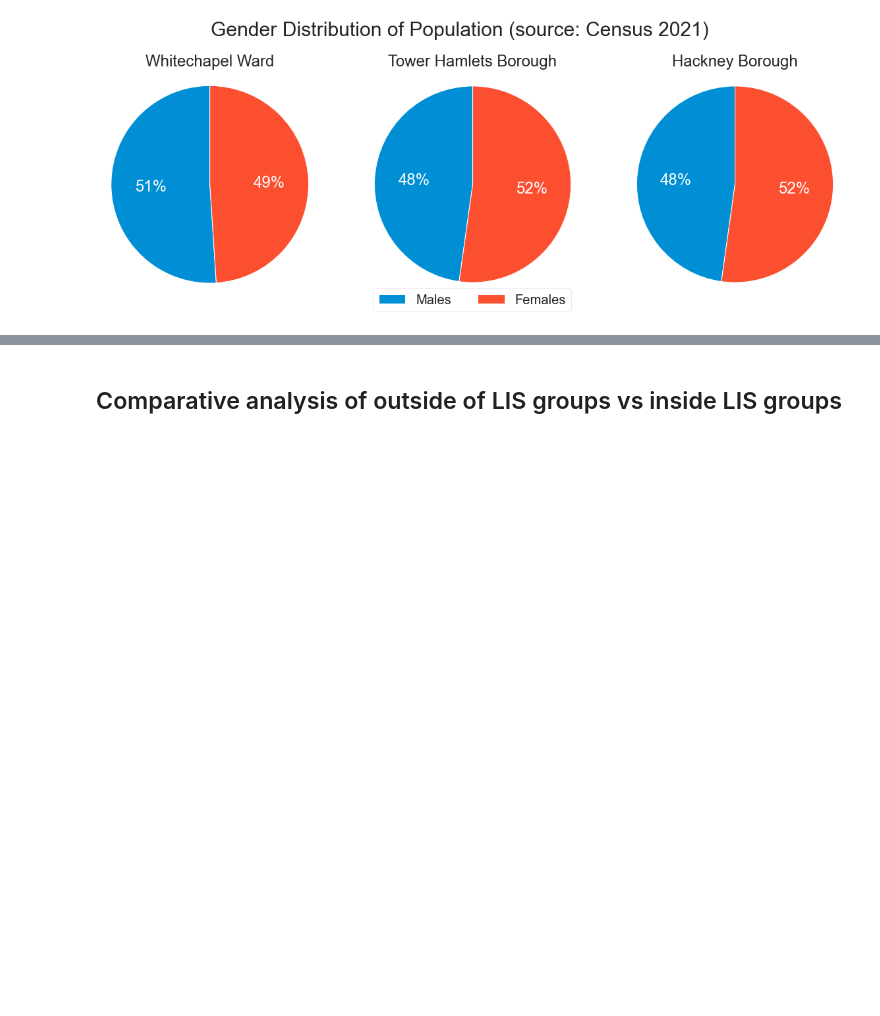
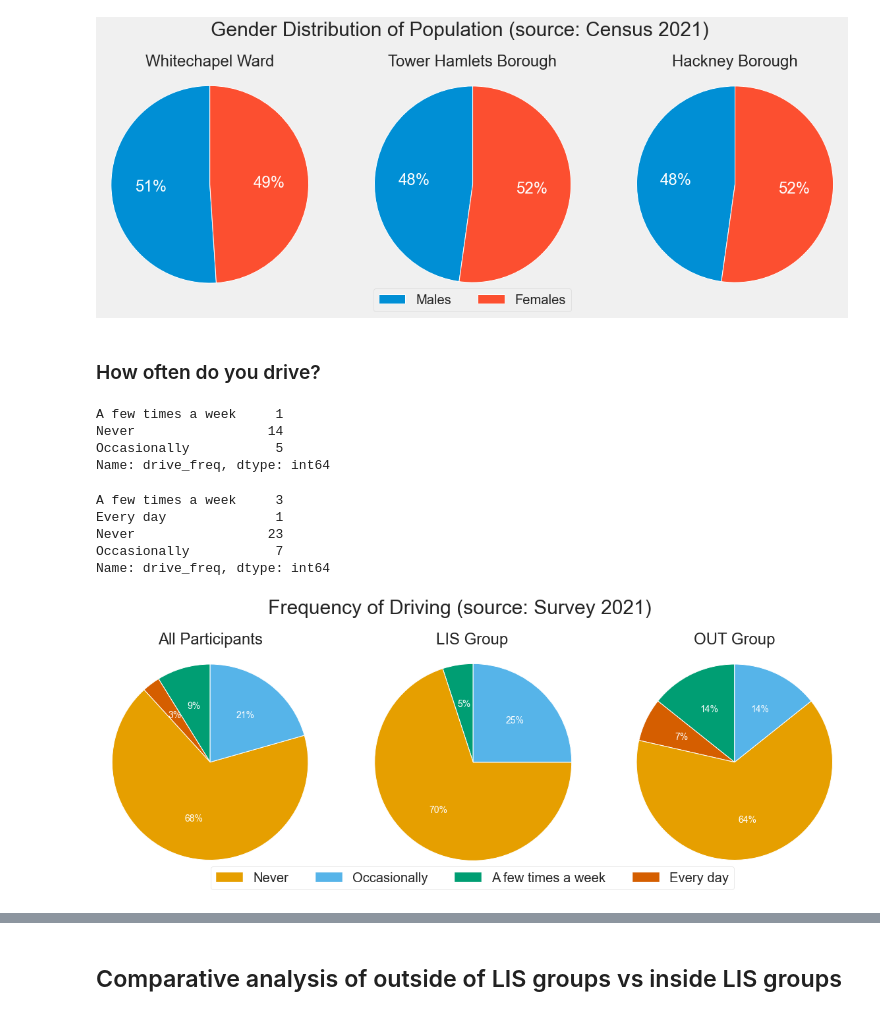
Before and after one commit to TomWFox/2c-Data-Science, a Jupyter notebook: 2c.ipynb, the cells around one changed output, grey strips where cells are left out. Drawn from its saved outputs; the diff is of its cells as text; code cells hidden in the pictures; blank space fills up the shorter version.

```diff
--- a/2c.ipynb
+++ b/2c.ipynb
@@ -8,9 +8,14 @@ import pandas as pd
 import numpy as np
 import seaborn as sns
 import matplotlib.pyplot as plt
+import matplotlib.patches as mpatches
 rng = np.random.default_rng()
 pd.set_option('mode.copy_on_write', True)
 plt.style.use('fivethirtyeight')
+
+# Colorblind-friendly colors
+global_colors = [[0,0,0], [230/255,159/255,0], [86/255,180/255,233/255], [0,158/255,115/255],
+          [213/255,94/255,0], [0,114/255,178/255]]
 
 # read the data
 df = pd.read_excel('2c Data.xlsx')
@@ -235,3 +271,61 @@ fig.legend(labels, loc='lower center', ncol=2, fontsize='x-large')
 plt.show()
 # %% [output]
 [figure]
+# %% [markdown]
+### How often do you drive?
+# %%
+df[df['sample'] == 'LIS']['drive_freq'].value_counts().sort_index()
+# %% [output]
+A few times a week     1
+Never                 14
+Occasionally           5
+Name: drive_freq, dtype: int64
+# %%
+df['drive_freq'].value_counts().sort_index()
+# %% [output]
+A few times a week     3
+Every day              1
+Never                 23
+Occasionally           7
+Name: drive_freq, dtype: int64
+# %%
+# Define data
+labels = ['Never', 'Occasionally', 'A few times a week', 'Every day']
+sizes_all = df['drive_freq'].value_counts().sort_index().values
+sizes_lis = df[df['sample'] == 'LIS']['drive_freq'].value_counts().sort_index().values
+sizes_out = df[df['sample'] == 'OUT']['drive_freq'].value_counts().sort_index().values
+
+# Define color map
+colors = {'Never': global_colors[1], 'Occasionally': global_colors[2], 'A few times a week': global_colors[3], 'Every day': global_colors[4]}
+
+# Create figure with three subplots
+fig, axs = plt.subplots(1, 3, figsize=(18, 6))
+fig.patch.set_facecolor('white')  # Set background color of figure to white
+
+# Create pie chart for all participants
+axs[0].pie(sizes_all, colors=[colors[x] for x in df['drive_freq'].value_counts().sort_index().index], autopct='%.0f%%', textprops={'color': 'white', 'fontsize': 14}, wedgeprops={'linewidth': 1, 'edgecolor': 'white'}, startangle=90)
+axs[0].set_title('All Participants', fontsize=24)
+axs[0].axis('equal')
+
+# Create pie chart for LIS group
+axs[1].pie(sizes_lis, colors=[colors[x] for x in df[df['sample'] == 'LIS']['drive_freq'].value_counts().sort_index().index], autopct='%.0f%%', textprops={'color': 'white', 'fontsize': 14}, wedgeprops={'linewidth': 1, 'edgecolor': 'white'}, startangle=90)
+axs[1].set_title('LIS Group', fontsize=24)
+axs[1].axis('equal')
+
+# Create pie chart for OUT group
+axs[2].pie(sizes_out, colors=[colors[x] for x in df[df['sample'] == 'OUT']['drive_freq'].value_counts().sort_index().index], autopct='%.0f%%', textprops={'color': 'white', 'fontsize': 14}, wedgeprops={'linewidth': 1, 'edgecolor': 'white'}, startangle=90)
+axs[2].set_title('OUT Group', fontsize=24)
+axs[2].axis('equal')
+
+# Create central title with vertical space
+fig.suptitle('Frequency of Driving (source: Survey 2021)', fontsize=30, y=1.05)
+
+# Create legend
+patches = [mpatches.Patch(color=colors[x], label=x) for x in colors]
+legend = fig.legend(handles=patches, loc='lower center', ncol=4, fontsize='x-large')
+legend.get_frame().set_facecolor('white')  # Set background color of legend to white
+
+# Display plot
+plt.show()
+# %% [output]
+[figure, added]
```
Also changed, not shown: parts of 25 cells of this notebook, 1 other file.
